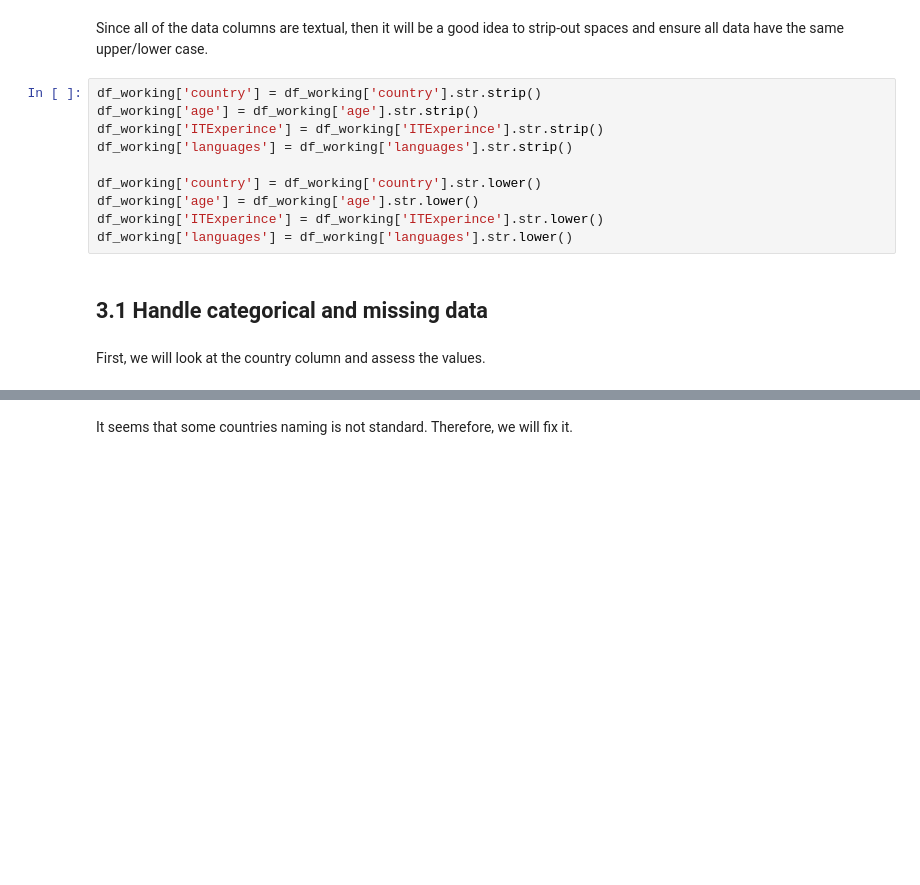
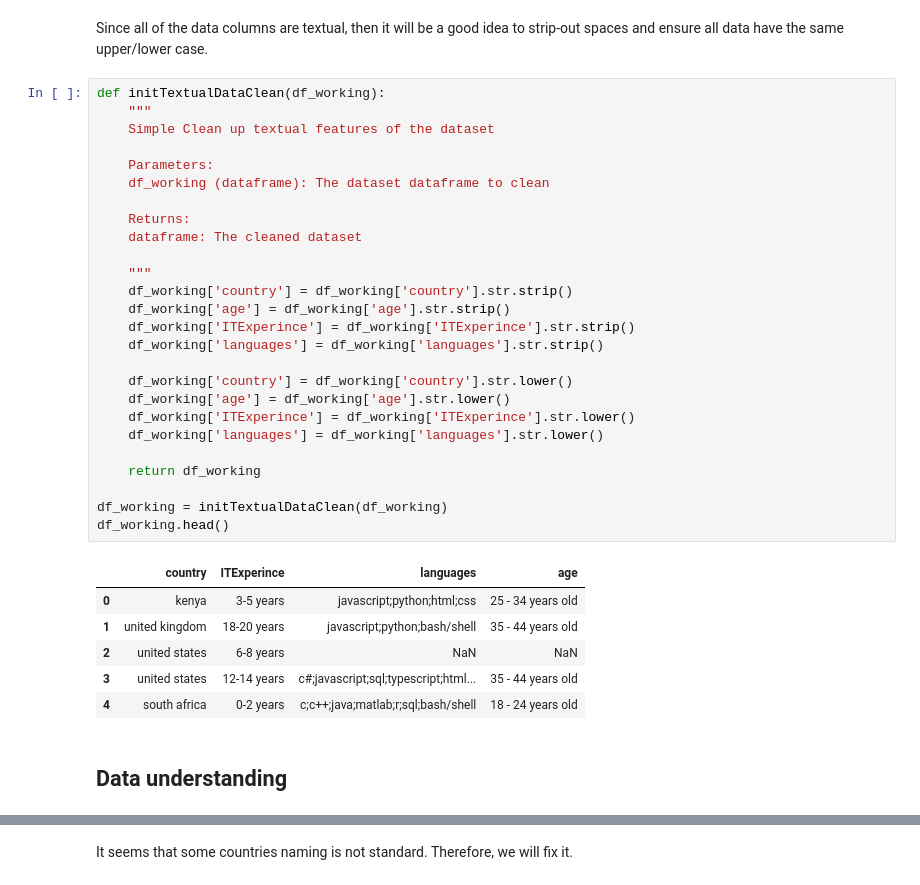
Before and after one commit to baderex/DSNDBlogPorject, a Jupyter notebook: Udacity DSND - Blog Post.ipynb, the cells around one changed output, grey strips where cells are left out. Saved outputs shown, nothing was run; the diff lists cells and outputs as text; blank space fills up the shorter version.

```diff
--- a/Udacity DSND - Blog Post.ipynb
+++ b/Udacity DSND - Blog Post.ipynb
@@ -57,17 +107,38 @@ df_working.head()
 # %% [markdown]
 Since all of the data columns are textual, then it will be a good idea to strip-out spaces and ensure all data have the same upper/lower case.
 # %%
-df_working['country'] = df_working['country'].str.strip()
-df_working['age'] = df_working['age'].str.strip()
-df_working['ITExperince'] = df_working['ITExperince'].str.strip()
-df_working['languages'] = df_working['languages'].str.strip()
+def initTextualDataClean(df_working):
+    """
+    Simple Clean up textual features of the dataset
 
-df_working['country'] = df_working['country'].str.lower()
-df_working['age'] = df_working['age'].str.lower()
-df_working['ITExperince'] = df_working['ITExperince'].str.lower()
-df_working['languages'] = df_working['languages'].str.lower()
+    Parameters:
+    df_working (dataframe): The dataset dataframe to clean
+
+    Returns:
+    dataframe: The cleaned dataset
+
+    """
+    df_working['country'] = df_working['country'].str.strip()
+    df_working['age'] = df_working['age'].str.strip()
+    df_working['ITExperince'] = df_working['ITExperince'].str.strip()
+    df_working['languages'] = df_working['languages'].str.strip()
+
+    df_working['country'] = df_working['country'].str.lower()
+    df_working['age'] = df_working['age'].str.lower()
+    df_working['ITExperince'] = df_working['ITExperince'].str.lower()
+    df_working['languages'] = df_working['languages'].str.lower()
+
+    return df_working
+
+df_working = initTextualDataClean(df_working)
+df_working.head()
+# %% [output]
+|  | country | ITExperince | languages | age |
+| 0 | kenya | 3-5 years | javascript;python;html;css | 25 - 34 years old |
+| 1 | united kingdom | 18-20 years | javascript;python;bash/shell | 35 - 44 years old |
+| 2 | united states | 6-8 years | NaN | NaN |
+| 3 | united states | 12-14 years | c#;javascript;sql;typescript;html... | 35 - 44 years old |
+| 4 | south africa | 0-2 years | c;c++;java;matlab;r;sql;bash/shell | 18 - 24 years old |
-# %% [markdown]
-## 3.1 Handle categorical and missing data
-# %% [markdown]
-First, we will look at the country column and assess the values.
+# %% [markdown]
+## Data understanding
 # %%
```
Also changed, not shown: parts of 32 cells of this notebook.
